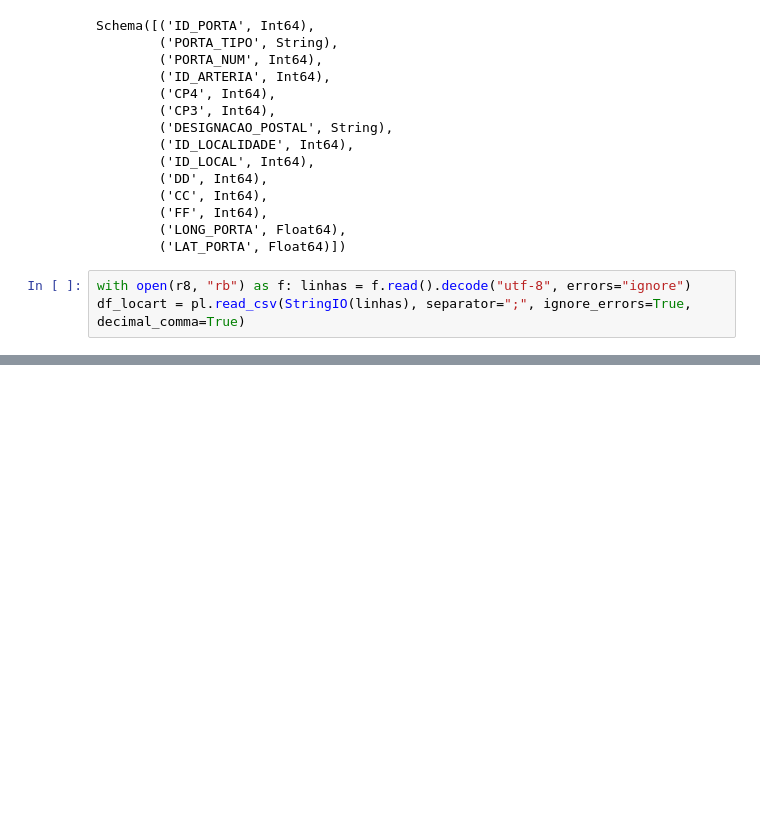
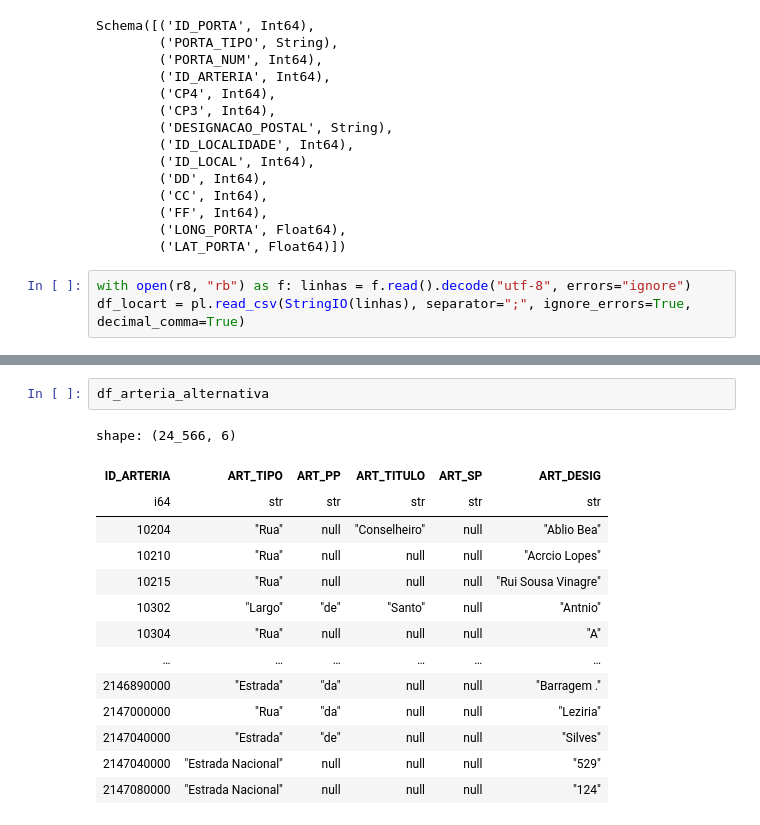
Before and after one commit to Ruben-Rocha/CTT, a Jupyter notebook: Moradas_polarsV0.ipynb, the cells around one changed output, grey strips where cells are left out. Saved outputs shown, nothing was run; the diff lists cells and outputs as text; blank space fills up the shorter version.

```diff
--- a/Moradas_polarsV0.ipynb
+++ b/Moradas_polarsV0.ipynb
@@ -129,0 +169,17 @@ df_merged = df_portas.join(
+# %%
+df_arteria_alternativa
+# %% [output]
+shape: (24_566, 6)
+| ID_ARTERIA | ART_TIPO | ART_PP | ART_TITULO | ART_SP | ART_DESIG |
+| i64 | str | str | str | str | str |
+| 10204 | "Rua" | null | "Conselheiro" | null | "Ablio Bea" |
+| 10210 | "Rua" | null | null | null | "Acrcio Lopes" |
+| 10215 | "Rua" | null | null | null | "Rui Sousa Vinagre" |
+| 10302 | "Largo" | "de" | "Santo" | null | "Antnio" |
+| 10304 | "Rua" | null | null | null | "A" |
+| … | … | … | … | … | … |
+| 2146890000 | "Estrada" | "da" | null | null | "Barragem ." |
+| 2147000000 | "Rua" | "da" | null | null | "Leziria" |
+| 2147040000 | "Estrada" | "de" | null | null | "Silves" |
+| 2147040000 | "Estrada Nacional" | null | null | null | "529" |
+| 2147080000 | "Estrada Nacional" | null | null | null | "124" |
```
Also changed, not shown: parts of 14 cells of this notebook, 1 other file.
